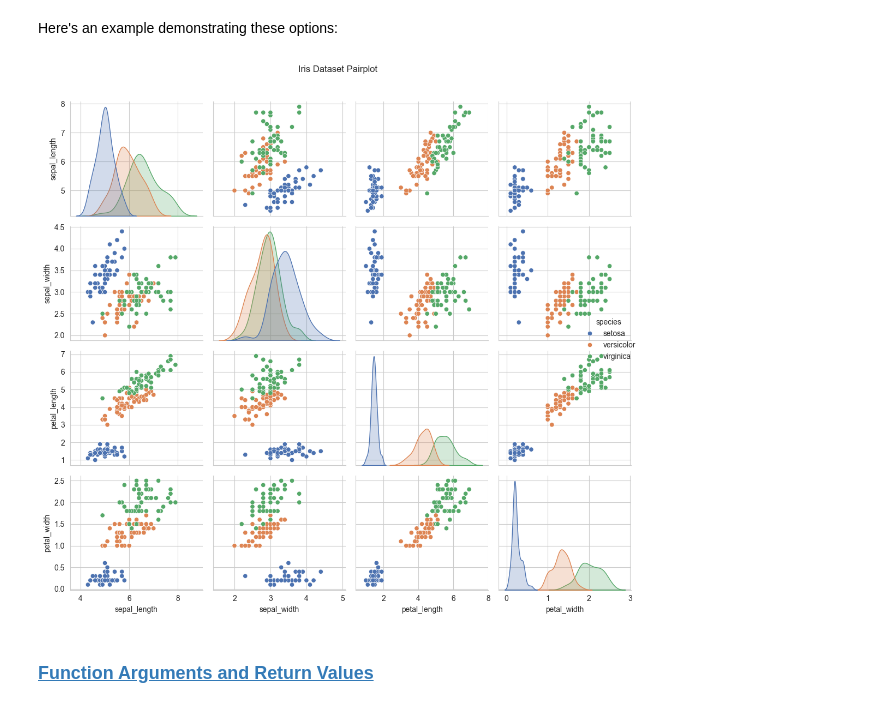
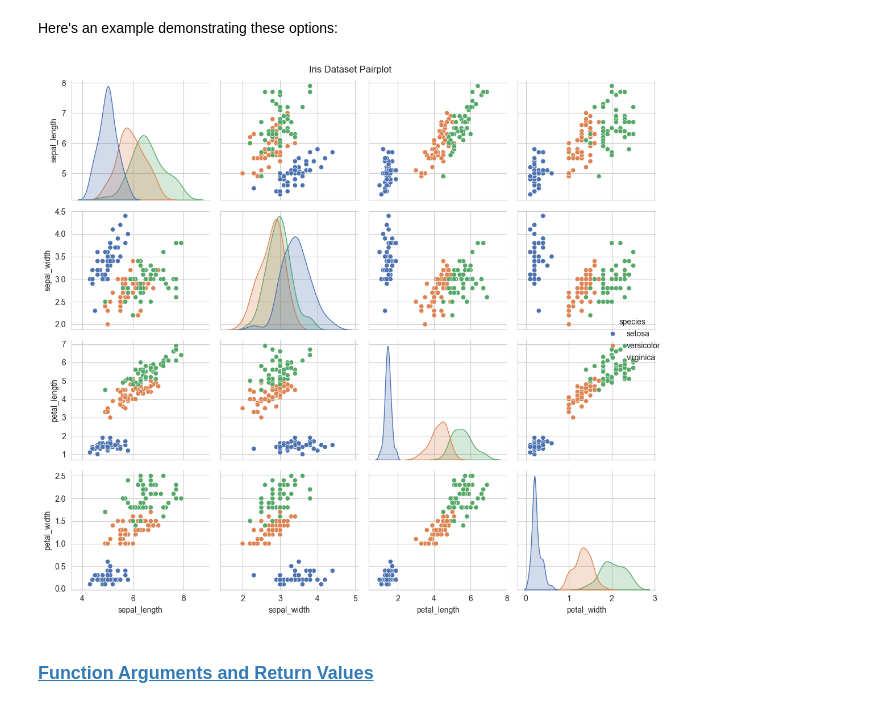
Before and after one commit to pytopia/Data-Visualization, a Jupyter notebook: Lectures/05 Getting Started with Seaborn/02 Understanding Seaborn Plot Types.ipynb, the cells around one changed output. Saved outputs shown, nothing was run; the diff lists cells and outputs as text; code cells hidden in the pictures.

```diff
--- a/Lectures/05 Getting Started with Seaborn/02 Understanding Seaborn Plot Types.ipynb
+++ b/Lectures/05 Getting Started with Seaborn/02 Understanding Seaborn Plot Types.ipynb
@@ -237,26 +239,26 @@ Here's an example demonstrating these options:
 # %%
 import seaborn as sns
 import matplotlib.pyplot as plt
 
 # Set the style and palette
 sns.set_style("whitegrid")
 sns.set_palette("deep")
 
 # Load the iris dataset
 iris = sns.load_dataset("iris")
 
 # Create and customize the plot
 g = sns.pairplot(iris, hue="species", height=2.5)
-g.figure.suptitle("Iris Dataset Pairplot", y=1.02)
+g.figure.suptitle("Iris Dataset Pairplot")
 
 # Customize individual plots
 for ax in g.axes.flat:
     ax.set_xlabel(ax.get_xlabel(), fontsize=10)
     ax.set_ylabel(ax.get_ylabel(), fontsize=10)
 
 plt.tight_layout()
 # %% [output]
-[figure, old version]
+[figure, new version]
 # %% [markdown]
 ### <a id='toc2_3_'></a>[Function Arguments and Return Values](#toc0_)
 # %% [markdown]
```
Also changed, not shown: parts of 9 cells of this notebook.
